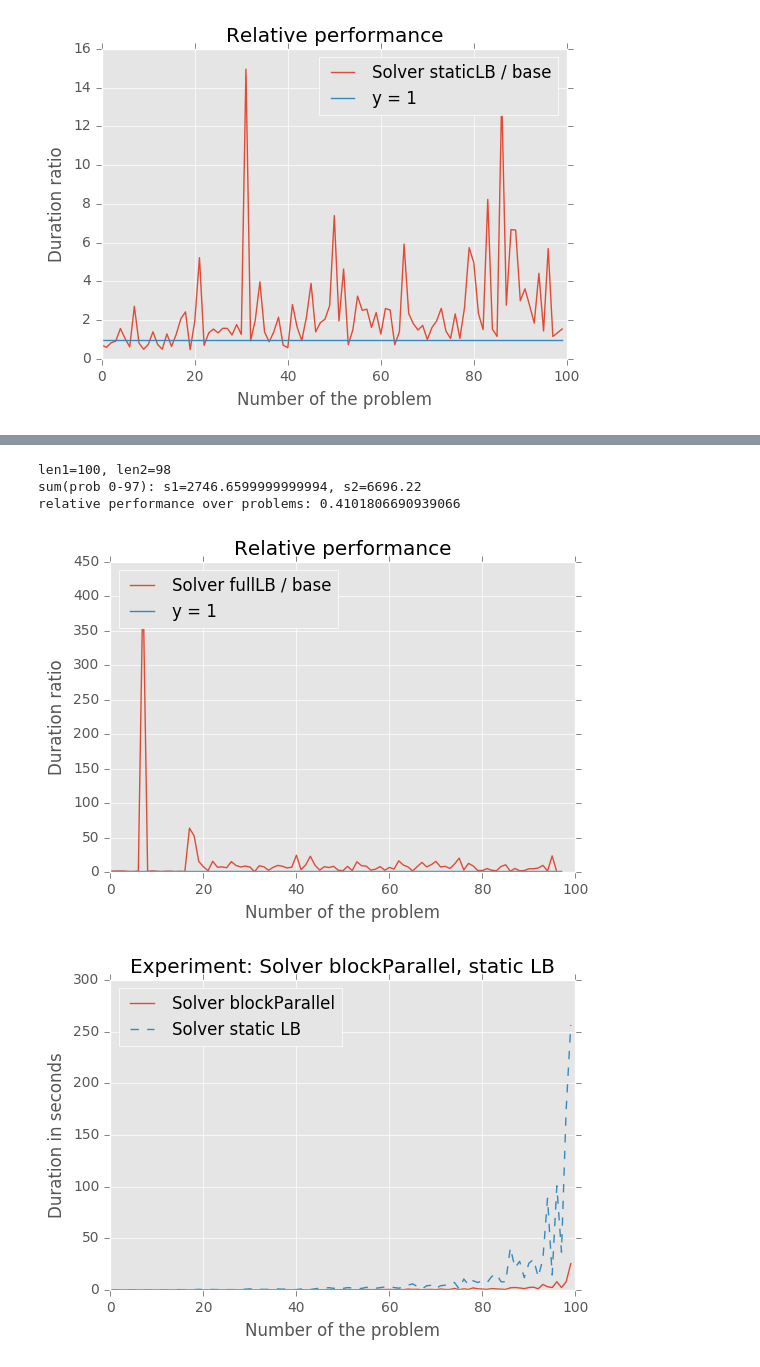
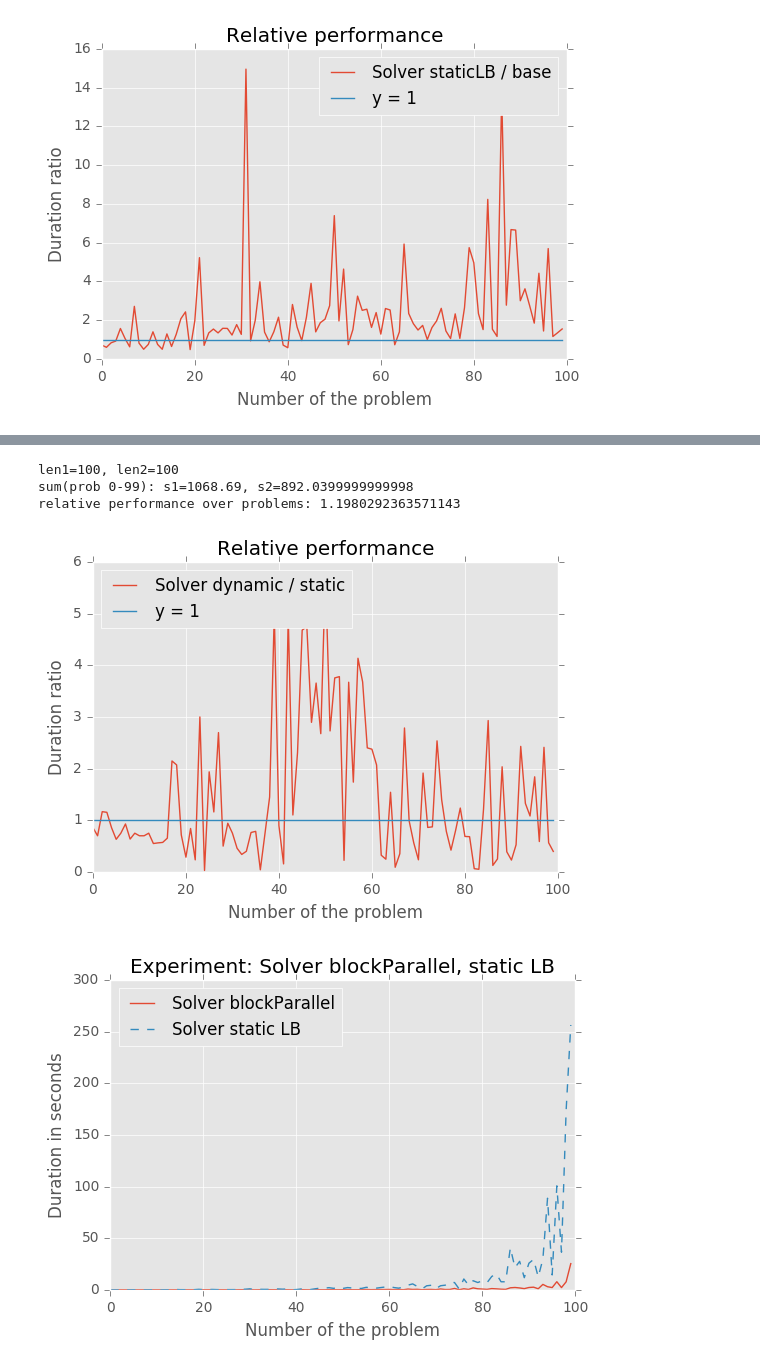
Before and after one commit to spinute/slide_puzzle, a Jupyter notebook: log/results/Untitled.ipynb, the cells around one changed output, grey strips where cells are left out. Drawn from its saved outputs; the diff is of its cells as text; code cells hidden in the pictures.

```diff
--- a/log/results/Untitled.ipynb
+++ b/log/results/Untitled.ipynb
@@ -276,11 +284,12 @@ time_plt(cuda_dynamic, 'Solver fullLB', cuda_base, "Solver baseline", "Experimen
-# %%
-rel_plt(cuda_dynamic, cuda_base, "Solver fullLB / base")
-p_summery(cuda_base, cuda_dynamic)
-# %% [output]
-len1=100, len2=98
-sum(prob 0-97): s1=2746.6599999999994, s2=6696.22
-relative performance over problems: 0.4101806690939066
-[figure, removed]
+# %%
+cuda_dynamic = read_lines('aws_15_cuda_dynamic')
+rel_plt(cuda_dynamic, cuda_static, "Solver dynamic / static")
+p_summery(cuda_static, cuda_dynamic)
+# %% [output]
+len1=100, len2=100
+sum(prob 0-99): s1=1068.69, s2=892.0399999999998
+relative performance over problems: 1.1980292363571143
+[figure, added]
 # %%
 time_plt(cuda_mem, 'Solver blockParallel', cuda_static, "Solver static LB", "Experiment: Solver blockParallel, static LB")
 # %% [output]
```
Also changed, not shown: parts of 7 cells of this notebook, 7 other files.
